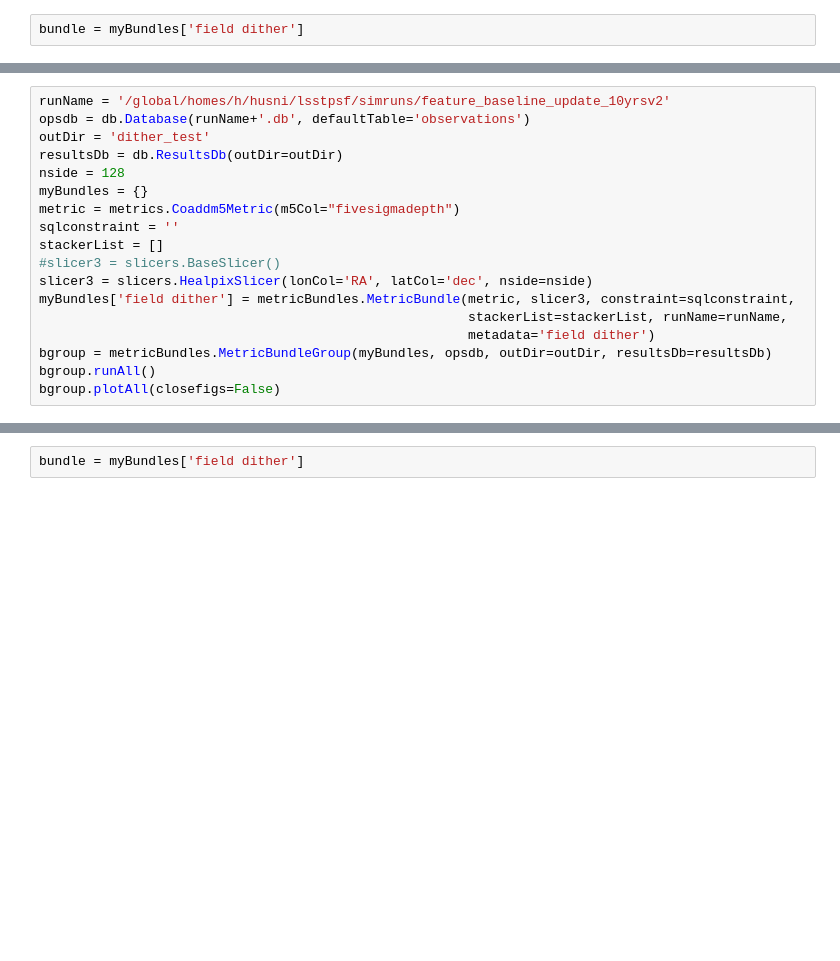
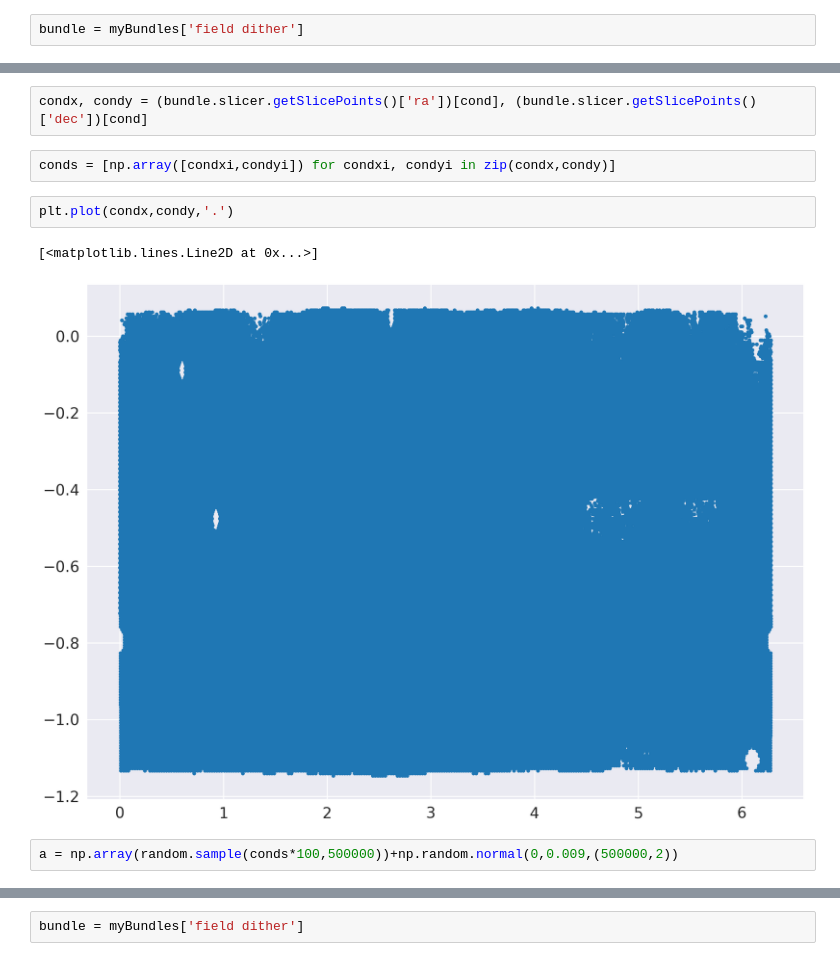
Before and after one commit to hsnee/lsstpsf, a Jupyter notebook: saveDitherPositions.ipynb, the cells around one changed output, grey strips where cells are left out. Cells and saved outputs as stored; diff of their text form; blank space fills up the shorter version.

```diff
--- a/saveDitherPositions.ipynb
+++ b/saveDitherPositions.ipynb
@@ -58,18 +109,11 @@ plt.colorbar()
-# %%
-runName = '/global/homes/h/husni/lsstpsf/simruns/feature_baseline_update_10yrsv2'
-opsdb = db.Database(runName+'.db', defaultTable='observations')
-outDir = 'dither_test'
-resultsDb = db.ResultsDb(outDir=outDir)
-nside = 128
-myBundles = {}
-metric = metrics.Coaddm5Metric(m5Col="fivesigmadepth")
-sqlconstraint = ''
-stackerList = []
-#slicer3 = slicers.BaseSlicer()
-slicer3 = slicers.HealpixSlicer(lonCol='RA', latCol='dec', nside=nside)
-myBundles['field dither'] = metricBundles.MetricBundle(metric, slicer3, constraint=sqlconstraint,
-                                                       stackerList=stackerList, runName=runName,
-                                                       metadata='field dither')
-bgroup = metricBundles.MetricBundleGroup(myBundles, opsdb, outDir=outDir, resultsDb=resultsDb)
-bgroup.runAll()
-bgroup.plotAll(closefigs=False)
+# %%
+condx, condy = (bundle.slicer.getSlicePoints()['ra'])[cond], (bundle.slicer.getSlicePoints()['dec'])[cond]
+# %%
+conds = [np.array([condxi,condyi]) for condxi, condyi in zip(condx,condy)]
+# %%
+plt.plot(condx,condy,'.')
+# %% [output]
+[<matplotlib.lines.Line2D at 0x...>]
+[figure, added]
+# %%
+a = np.array(random.sample(conds*100,500000))+np.random.normal(0,0.009,(500000,2))
```
Also changed, not shown: parts of 8 cells of this notebook, 1 other file.
